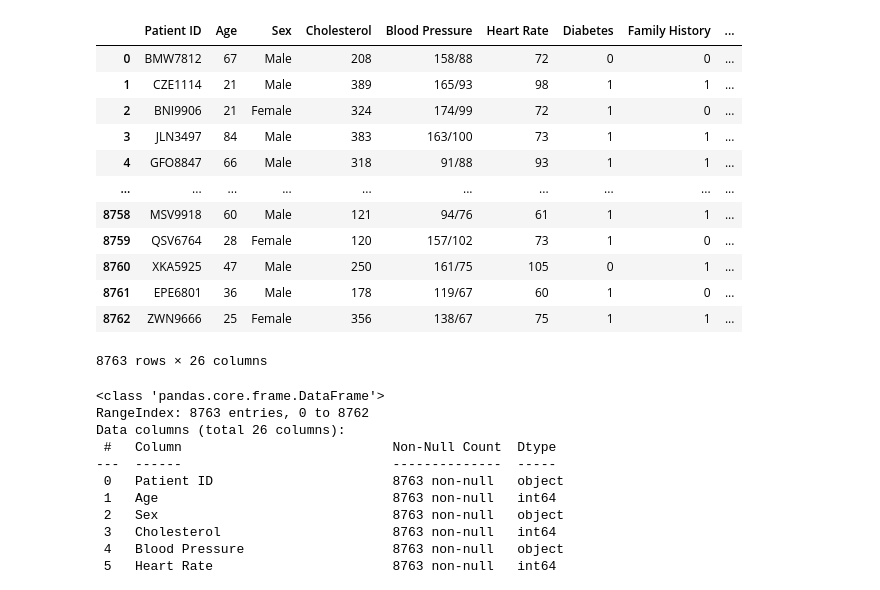
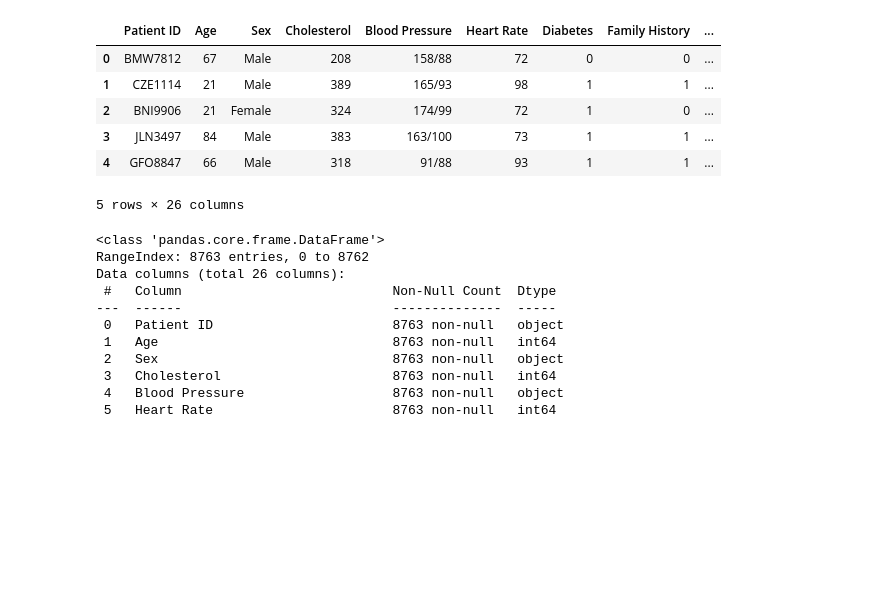
Before and after one commit to DeepikaPanneer/Heart-Attack-Risk-Prediction, a Jupyter notebook: EDA.ipynb, the cells around one changed output. Drawn from its saved outputs; the diff is of its cells as text; code cells hidden in the pictures; blank space fills up the shorter version.

```diff
--- a/EDA.ipynb
+++ b/EDA.ipynb
@@ -27,21 +17,15 @@ plt.rcParams['figure.dpi'] = 200
 sns.set(rc={'axes.facecolor': '#faded9'}, style='darkgrid')
 # %%
 df = pd.read_csv('data/heart_attack_prediction_dataset.csv')
-df
+df.head()
 # %% [output]
 |  | Patient ID | Age | Sex | Cholesterol | Blood Pressure | Heart Rate | Diabetes | Family History | ... |
 | 0 | BMW7812 | 67 | Male | 208 | 158/88 | 72 | 0 | 0 | ... |
 | 1 | CZE1114 | 21 | Male | 389 | 165/93 | 98 | 1 | 1 | ... |
 | 2 | BNI9906 | 21 | Female | 324 | 174/99 | 72 | 1 | 0 | ... |
 | 3 | JLN3497 | 84 | Male | 383 | 163/100 | 73 | 1 | 1 | ... |
 | 4 | GFO8847 | 66 | Male | 318 | 91/88 | 93 | 1 | 1 | ... |
-| ... | ... | ... | ... | ... | ... | ... | ... | ... | ... |
-| 8758 | MSV9918 | 60 | Male | 121 | 94/76 | 61 | 1 | 1 | ... |
-| 8759 | QSV6764 | 28 | Female | 120 | 157/102 | 73 | 1 | 0 | ... |
-| 8760 | XKA5925 | 47 | Male | 250 | 161/75 | 105 | 0 | 1 | ... |
-| 8761 | EPE6801 | 36 | Male | 178 | 119/67 | 60 | 1 | 0 | ... |
-| 8762 | ZWN9666 | 25 | Female | 356 | 138/67 | 75 | 1 | 1 | ... |
-8763 rows × 26 columns
+5 rows × 26 columns
 # %%
 df.info()
 # %% [output]
```
Also changed, not shown: parts of 10 cells of this notebook, 2 other files.
